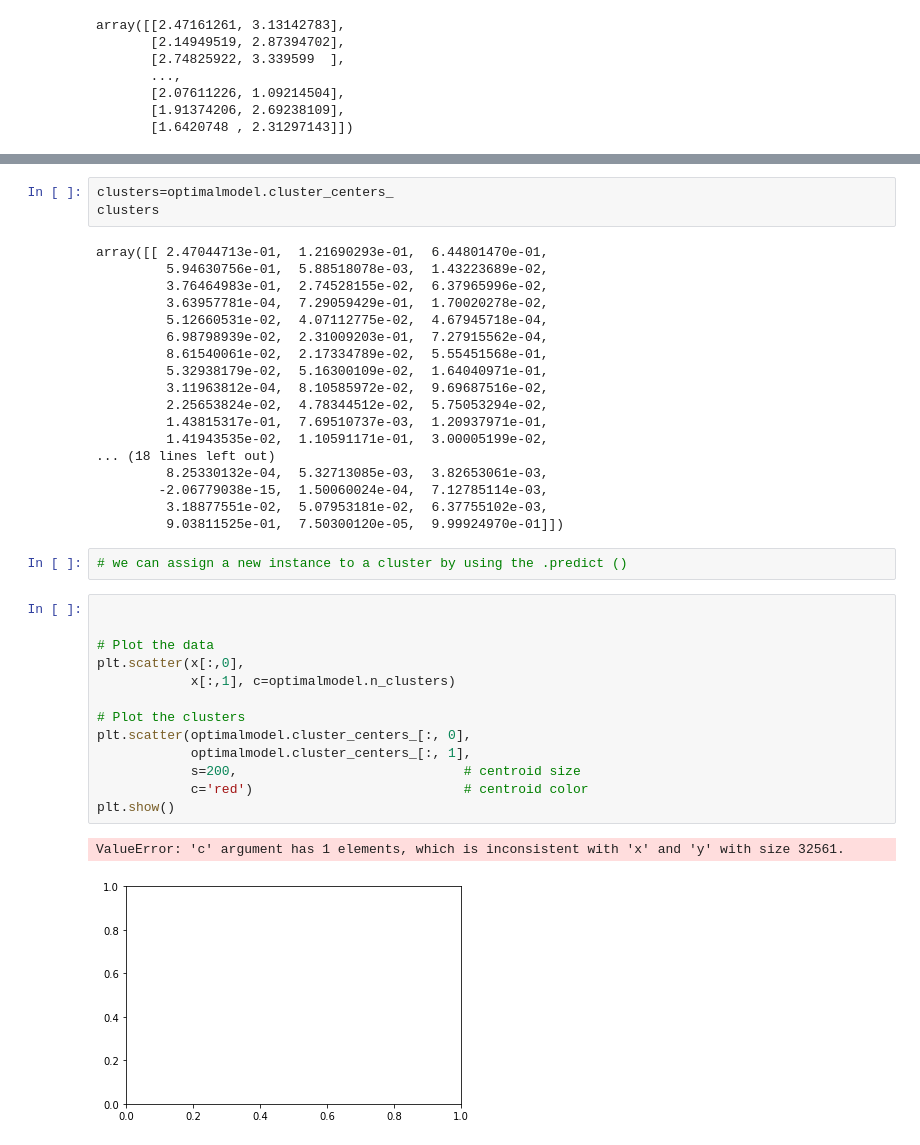
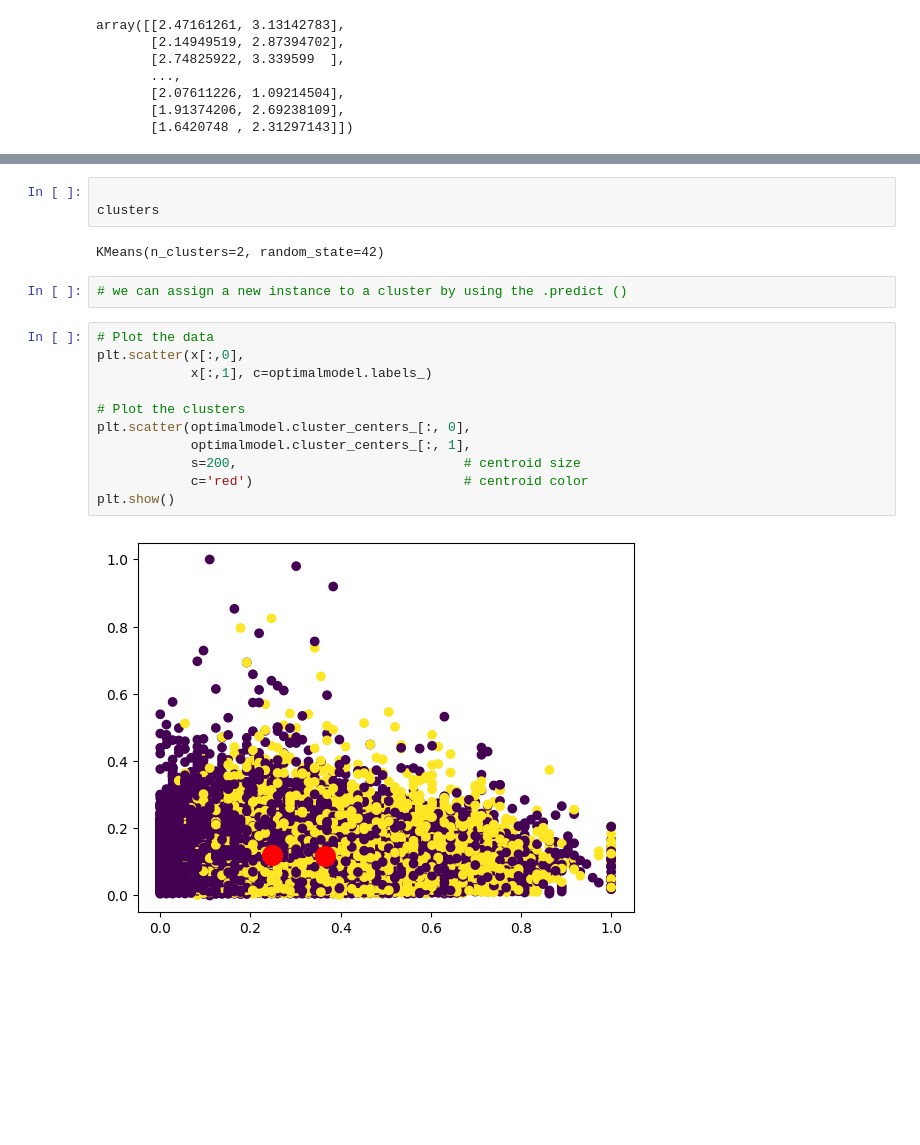
Before and after one commit to christoelmorr/ML-4-Practical-DM, a Jupyter notebook: Session 12-K-Means/Session 12-K-Means-final-with-drop-dummy.ipynb, the cells around one changed output, grey strips where cells are left out. Saved outputs shown, nothing was run; the diff lists cells and outputs as text; blank space fills up the shorter version.

```diff
--- a/Session 12-K-Means/Session 12-K-Means-final-with-drop-dummy.ipynb
+++ b/Session 12-K-Means/Session 12-K-Means-final-with-drop-dummy.ipynb
@@ -278,39 +354,20 @@ array([0, 0, 0, ..., 1, 0, 0])
-# %%
-clusters=optimalmodel.cluster_centers_
-clusters
-# %% [output]
-array([[ 2.47044713e-01,  1.21690293e-01,  6.44801470e-01,
-         5.94630756e-01,  5.88518078e-03,  1.43223689e-02,
-         3.76464983e-01,  2.74528155e-02,  6.37965996e-02,
-         3.63957781e-04,  7.29059429e-01,  1.70020278e-02,
-         5.12660531e-02,  4.07112775e-02,  4.67945718e-04,
-         6.98798939e-02,  2.31009203e-01,  7.27915562e-04,
-         8.61540061e-02,  2.17334789e-02,  5.55451568e-01,
-         5.32938179e-02,  5.16300109e-02,  1.64040971e-01,
-         3.11963812e-04,  8.10585972e-02,  9.69687516e-02,
-         2.25653824e-02,  4.78344512e-02,  5.75053294e-02,
-         1.43815317e-01,  7.69510737e-03,  1.20937971e-01,
-         1.41943535e-02,  1.10591171e-01,  3.00005199e-02,
-... (18 lines left out)
-         8.25330132e-04,  5.32713085e-03,  3.82653061e-03,
-        -2.06779038e-15,  1.50060024e-04,  7.12785114e-03,
-         3.18877551e-02,  5.07953181e-02,  6.37755102e-03,
-         9.03811525e-01,  7.50300120e-05,  9.99924970e-01]])
+# %%
+
+clusters
+# %% [output]
+KMeans(n_clusters=2, random_state=42)
 # %%
 # we can assign a new instance to a cluster by using the .predict ()
 # %%
-
-
 # Plot the data
 plt.scatter(x[:,0],
-            x[:,1], c=optimalmodel.n_clusters)
+            x[:,1], c=optimalmodel.labels_)
 
 # Plot the clusters
 plt.scatter(optimalmodel.cluster_centers_[:, 0],
             optimalmodel.cluster_centers_[:, 1],
             s=200,                             # centroid size
             c='red')                           # centroid color
 plt.show()
 # %% [output]
-ValueError: 'c' argument has 1 elements, which is inconsistent with 'x' and 'y' with size 32561.
-[figure, old version]
+[figure, new version]
```
Also changed, not shown: parts of 13 cells of this notebook.
